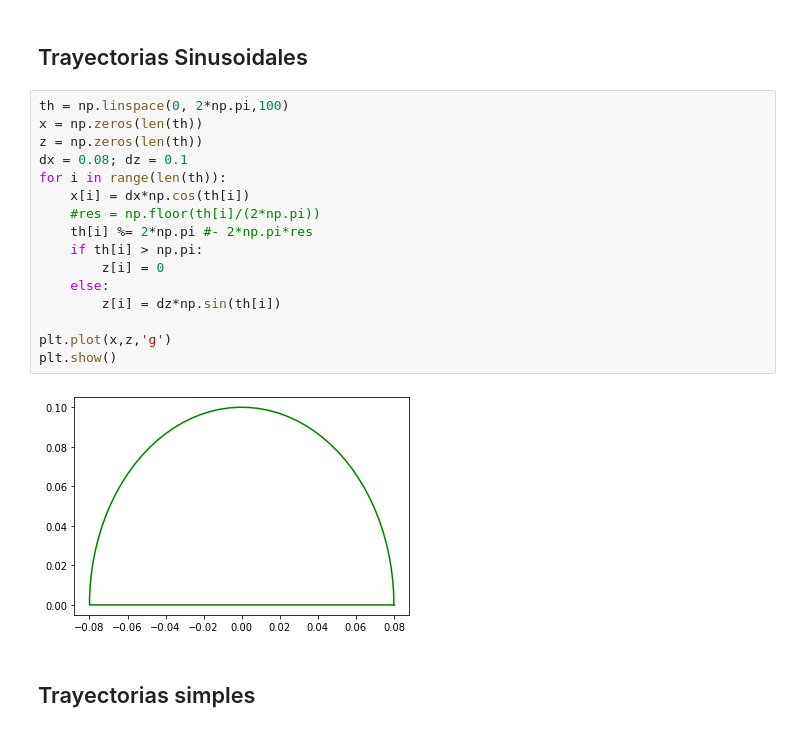
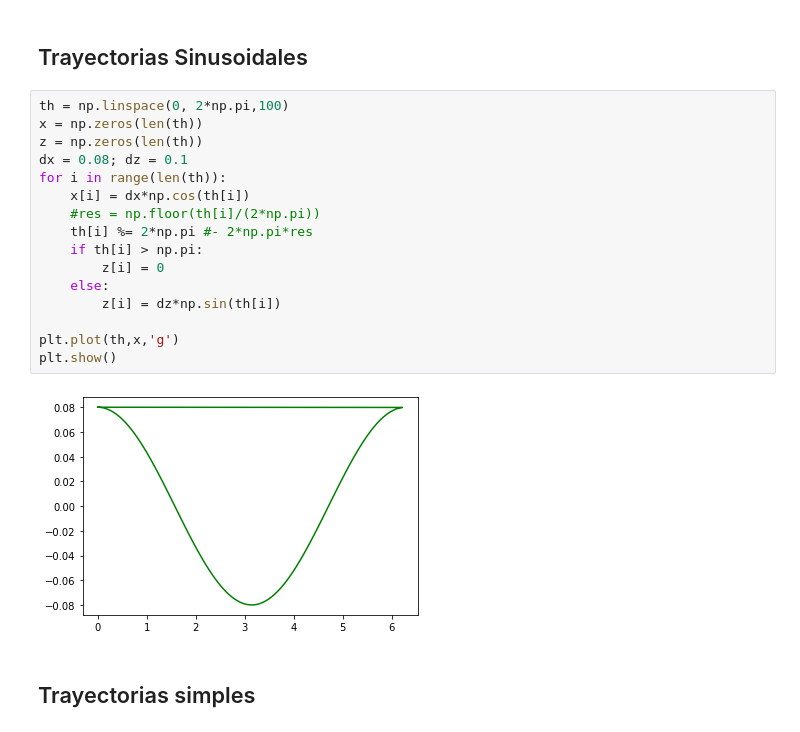
Before and after one commit to DPR00/rle_127, a Jupyter notebook: solo12-pybullet/trayectorias/pruebas.ipynb, the cells around one changed output. Cells and saved outputs as stored; diff of their text form.

```diff
--- a/solo12-pybullet/trayectorias/pruebas.ipynb
+++ b/solo12-pybullet/trayectorias/pruebas.ipynb
@@ -6,21 +6,21 @@ import matplotlib.pyplot as plt
 # %%
 th = np.linspace(0, 2*np.pi,100)
 x = np.zeros(len(th))
 z = np.zeros(len(th))
 dx = 0.08; dz = 0.1
 for i in range(len(th)):
     x[i] = dx*np.cos(th[i])
     #res = np.floor(th[i]/(2*np.pi))
     th[i] %= 2*np.pi #- 2*np.pi*res
     if th[i] > np.pi:
         z[i] = 0
     else:
         z[i] = dz*np.sin(th[i])
 
-plt.plot(x,z,'g')
+plt.plot(th,x,'g')
 plt.show()
 # %% [output]
-[figure, old version]
+[figure, new version]
 # %% [markdown]
 ## Trayectorias simples
 # %%
```
Also changed, not shown: parts of 4 cells of this notebook, 16 other files.
